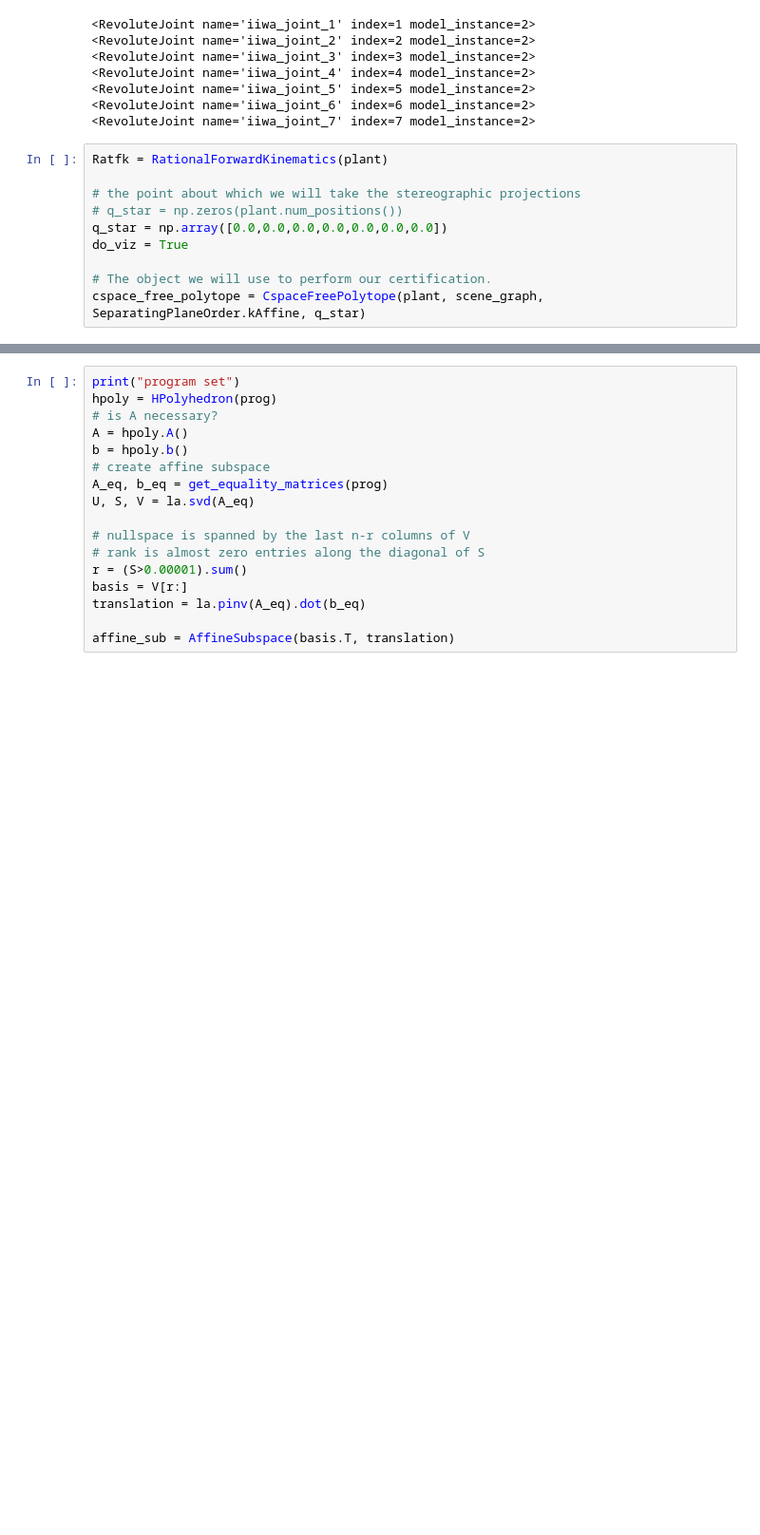
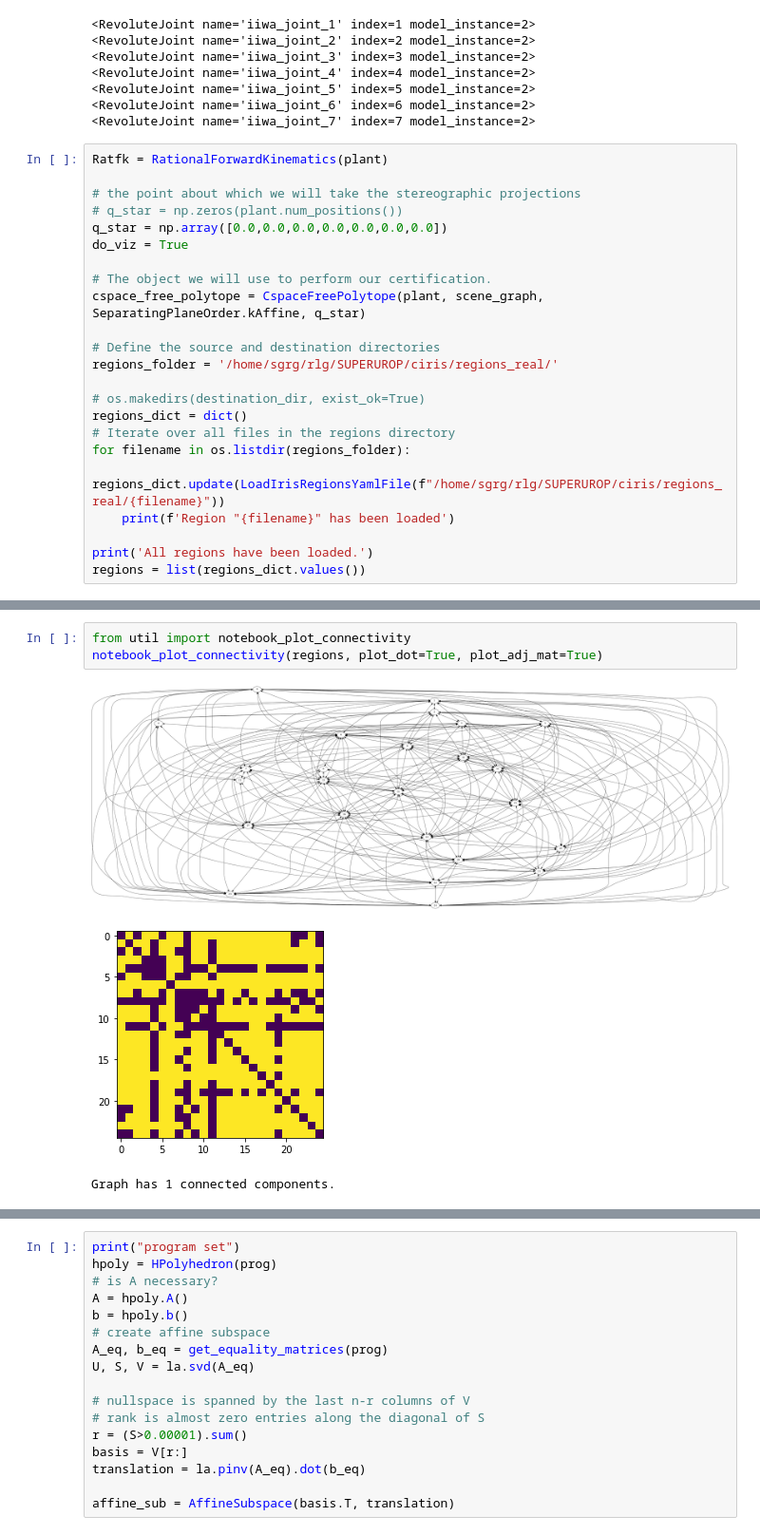
Before and after one commit to shrutigarg914/ciris-pgd, a Jupyter notebook: ciris_pgd_7dof_iiwa.ipynb, the cells around one changed output, grey strips where cells are left out. Shown at 95% size. Drawn from its saved outputs; the diff is of its cells as text; blank space fills up the shorter version.

```diff
--- a/ciris_pgd_7dof_iiwa.ipynb
+++ b/ciris_pgd_7dof_iiwa.ipynb
@@ -71,3 +102,16 @@ do_viz = True
 
 # The object we will use to perform our certification.
 cspace_free_polytope = CspaceFreePolytope(plant, scene_graph, SeparatingPlaneOrder.kAffine, q_star)
+
+# Define the source and destination directories
+regions_folder = '/home/sgrg/rlg/SUPERUROP/ciris/regions_real/'
+
+# os.makedirs(destination_dir, exist_ok=True)
+regions_dict = dict()
+# Iterate over all files in the regions directory
+for filename in os.listdir(regions_folder):
+    regions_dict.update(LoadIrisRegionsYamlFile(f"/home/sgrg/rlg/SUPERUROP/ciris/regions_real/{filename}"))
+    print(f'Region "{filename}" has been loaded')
+
+print('All regions have been loaded.')
+regions = list(regions_dict.values())
@@ -152,0 +214,7 @@ FloatSlider(value=0.0, description='q1', max=1.7, min=-1.7)
+# %%
+from util import notebook_plot_connectivity
+notebook_plot_connectivity(regions, plot_dot=True, plot_adj_mat=True)
+# %% [output]
+[figure, added]
+[figure, added]
+Graph has 1 connected components.
```
Also changed, not shown: parts of 48 cells of this notebook, 3 other files.
